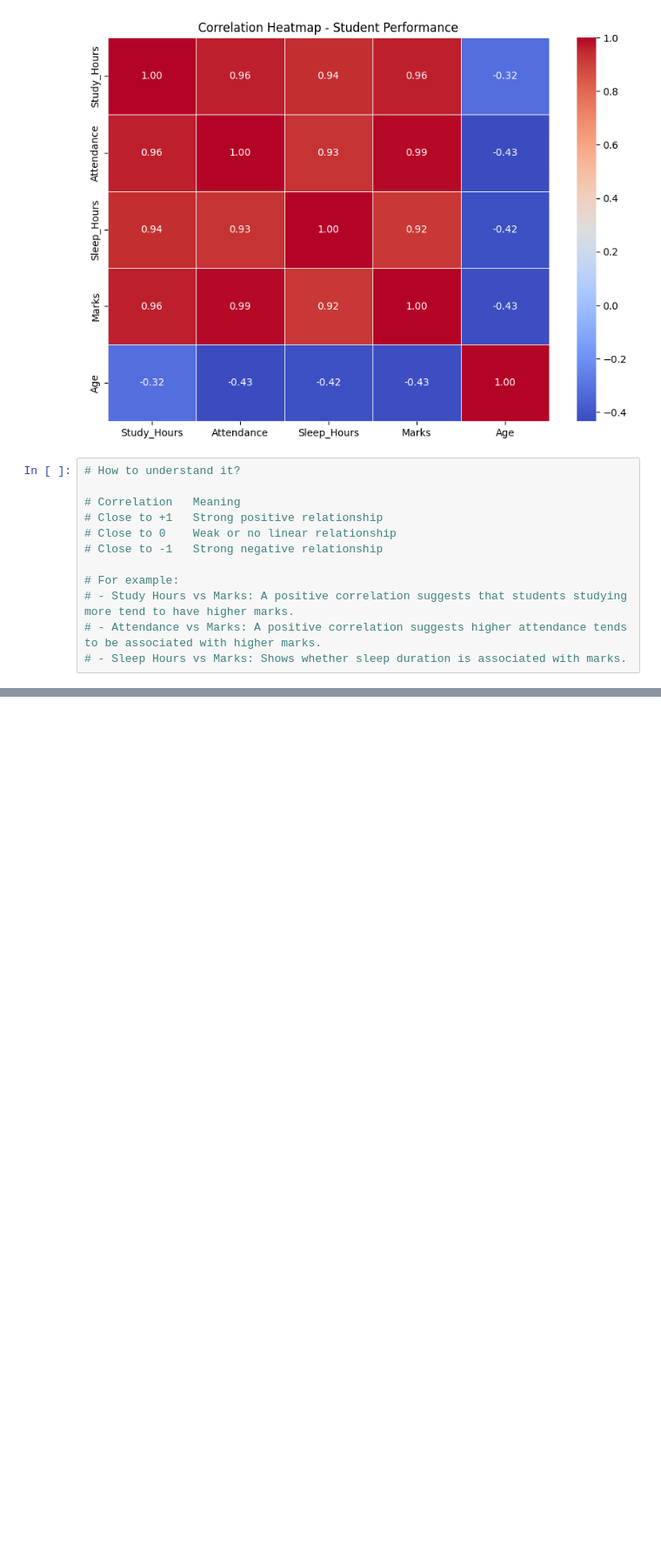
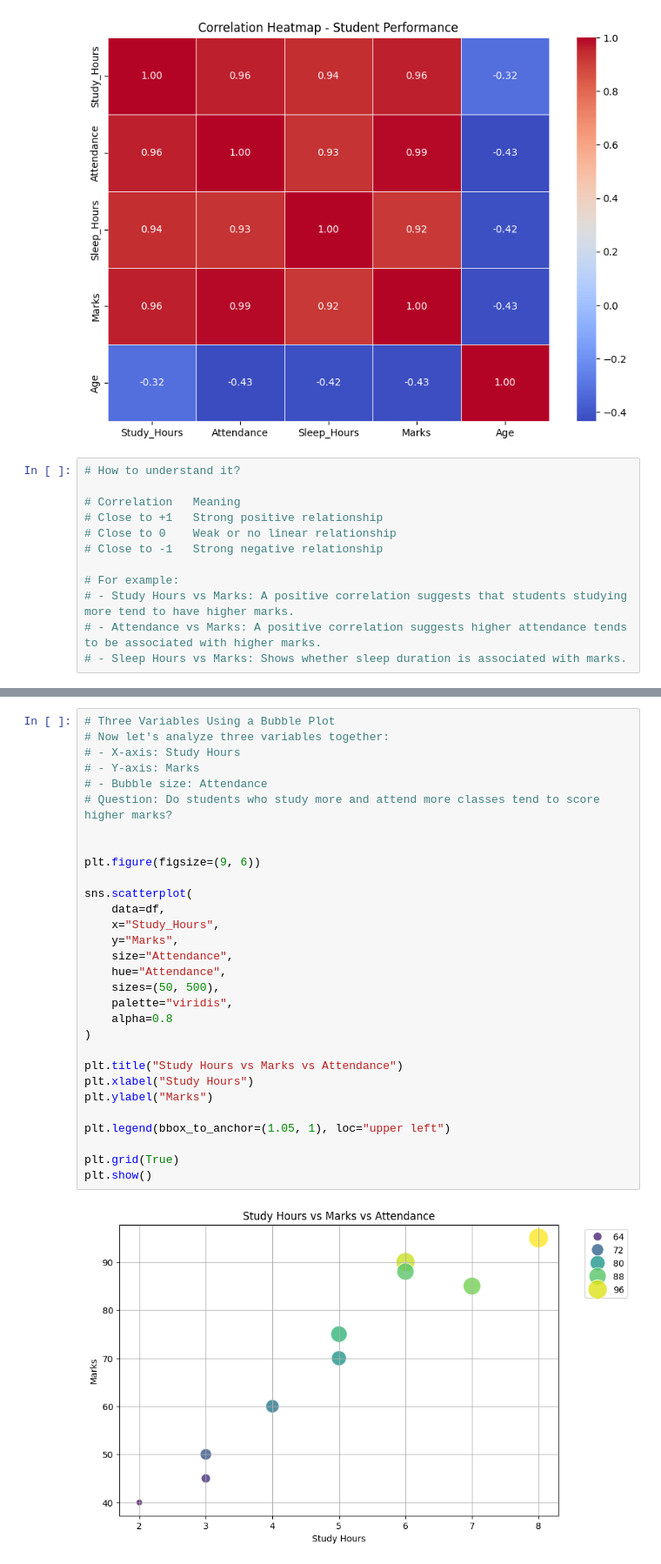
Before and after one commit to LexerPatty/Machine_Learning_Testcodes, a Jupyter notebook: Data Preprocessing/EDA.ipynb, the cells around one changed output, grey strips where cells are left out. Shown at 87% size. Drawn from its saved outputs; the diff is of its cells as text; blank space fills up the shorter version.

```diff
--- a/Data Preprocessing/EDA.ipynb
+++ b/Data Preprocessing/EDA.ipynb
@@ -441,0 +467,32 @@ plt.show()
+# %%
+# Three Variables Using a Bubble Plot
+# Now let's analyze three variables together:
+# - X-axis: Study Hours
+# - Y-axis: Marks
+# - Bubble size: Attendance
+# Question: Do students who study more and attend more classes tend to score higher marks?
+
+
+plt.figure(figsize=(9, 6))
+
+sns.scatterplot(
+    data=df,
+    x="Study_Hours",
+    y="Marks",
+    size="Attendance",
+    hue="Attendance",
+    sizes=(50, 500),
+    palette="viridis",
+    alpha=0.8
+)
+
+plt.title("Study Hours vs Marks vs Attendance")
+plt.xlabel("Study Hours")
+plt.ylabel("Marks")
+
+plt.legend(bbox_to_anchor=(1.05, 1), loc="upper left")
+
+plt.grid(True)
+plt.show()
+# %% [output]
+[figure, added]
```
Also changed, not shown: parts of 3 cells of this notebook, 1 other file.
